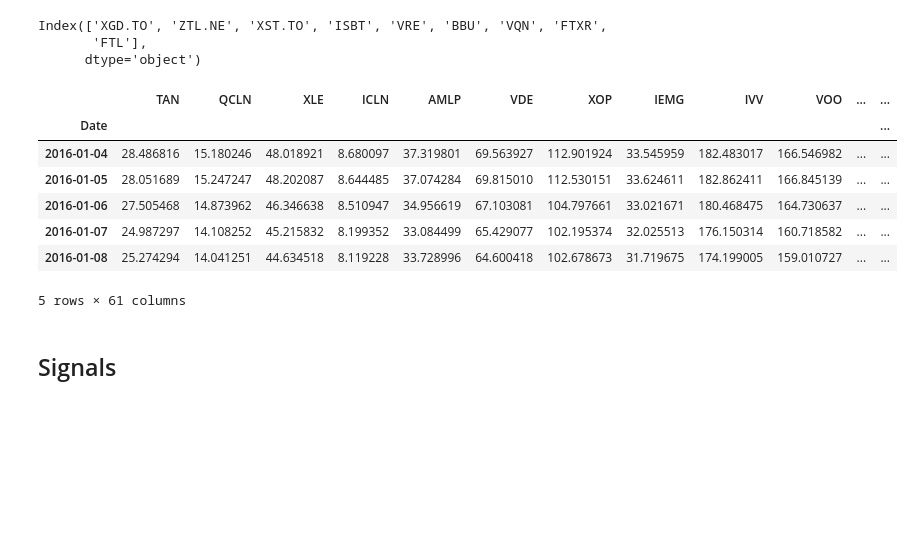
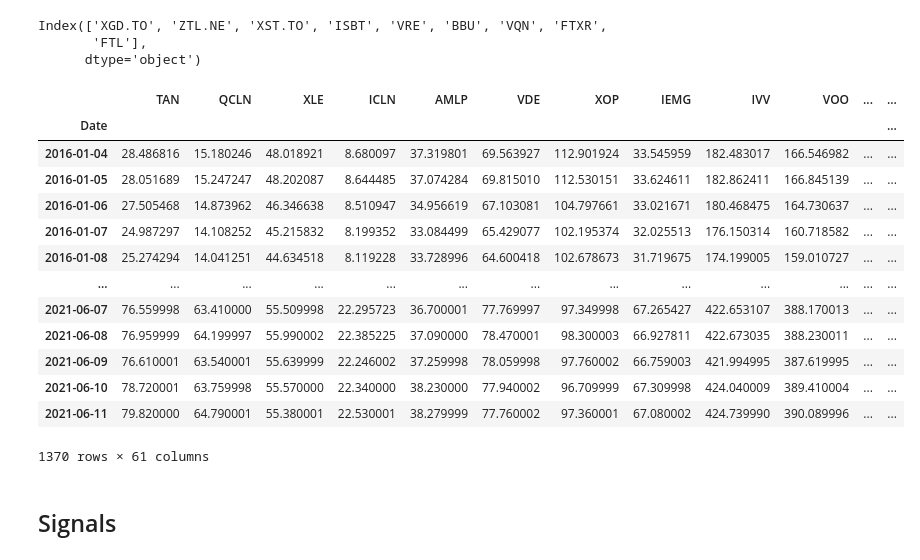
Before and after one commit to scolpan/etf_ml, a Jupyter notebook: InitialETF.ipynb, the cells around one changed output. Drawn from its saved outputs; the diff is of its cells as text; code cells hidden in the pictures; blank space fills up the shorter version.

```diff
--- a/InitialETF.ipynb
+++ b/InitialETF.ipynb
@@ -82,16 +81,22 @@ Index(['XGD.TO', 'ZTL.NE', 'XST.TO', 'ISBT', 'VRE', 'BBU', 'VQN', 'FTXR',
 #Drop the above tickers
 etf_closing.drop(tickers_dropped, axis=1, inplace=True)
 # %%
-etf_closing.head()
+etf_closing
 # %% [output]
 |  | TAN | QCLN | XLE | ICLN | AMLP | VDE | XOP | IEMG | IVV | VOO | ... | ... |
 | Date |  |  |  |  |  |  |  |  |  |  |  | ... |
 | 2016-01-04 | 28.486816 | 15.180246 | 48.018921 | 8.680097 | 37.319801 | 69.563927 | 112.901924 | 33.545959 | 182.483017 | 166.546982 | ... | ... |
 | 2016-01-05 | 28.051689 | 15.247247 | 48.202087 | 8.644485 | 37.074284 | 69.815010 | 112.530151 | 33.624611 | 182.862411 | 166.845139 | ... | ... |
 | 2016-01-06 | 27.505468 | 14.873962 | 46.346638 | 8.510947 | 34.956619 | 67.103081 | 104.797661 | 33.021671 | 180.468475 | 164.730637 | ... | ... |
 | 2016-01-07 | 24.987297 | 14.108252 | 45.215832 | 8.199352 | 33.084499 | 65.429077 | 102.195374 | 32.025513 | 176.150314 | 160.718582 | ... | ... |
 | 2016-01-08 | 25.274294 | 14.041251 | 44.634518 | 8.119228 | 33.728996 | 64.600418 | 102.678673 | 31.719675 | 174.199005 | 159.010727 | ... | ... |
+| ... | ... | ... | ... | ... | ... | ... | ... | ... | ... | ... | ... | ... |
+| 2021-06-07 | 76.559998 | 63.410000 | 55.509998 | 22.295723 | 36.700001 | 77.769997 | 97.349998 | 67.265427 | 422.653107 | 388.170013 | ... | ... |
+| 2021-06-08 | 76.959999 | 64.199997 | 55.990002 | 22.385225 | 37.090000 | 78.470001 | 98.300003 | 66.927811 | 422.673035 | 388.230011 | ... | ... |
+| 2021-06-09 | 76.610001 | 63.540001 | 55.639999 | 22.246002 | 37.259998 | 78.059998 | 97.760002 | 66.759003 | 421.994995 | 387.619995 | ... | ... |
+| 2021-06-10 | 78.720001 | 63.759998 | 55.570000 | 22.340000 | 38.230000 | 77.940002 | 96.709999 | 67.309998 | 424.040009 | 389.410004 | ... | ... |
+| 2021-06-11 | 79.820000 | 64.790001 | 55.380001 | 22.530001 | 38.279999 | 77.760002 | 97.360001 | 67.080002 | 424.739990 | 390.089996 | ... | ... |
-5 rows × 61 columns
+1370 rows × 61 columns
 # %%
 #Get the total number of etfs
 total_etfs = len(etf_closing.columns)
```
Also changed, not shown: parts of 13 cells of this notebook.
